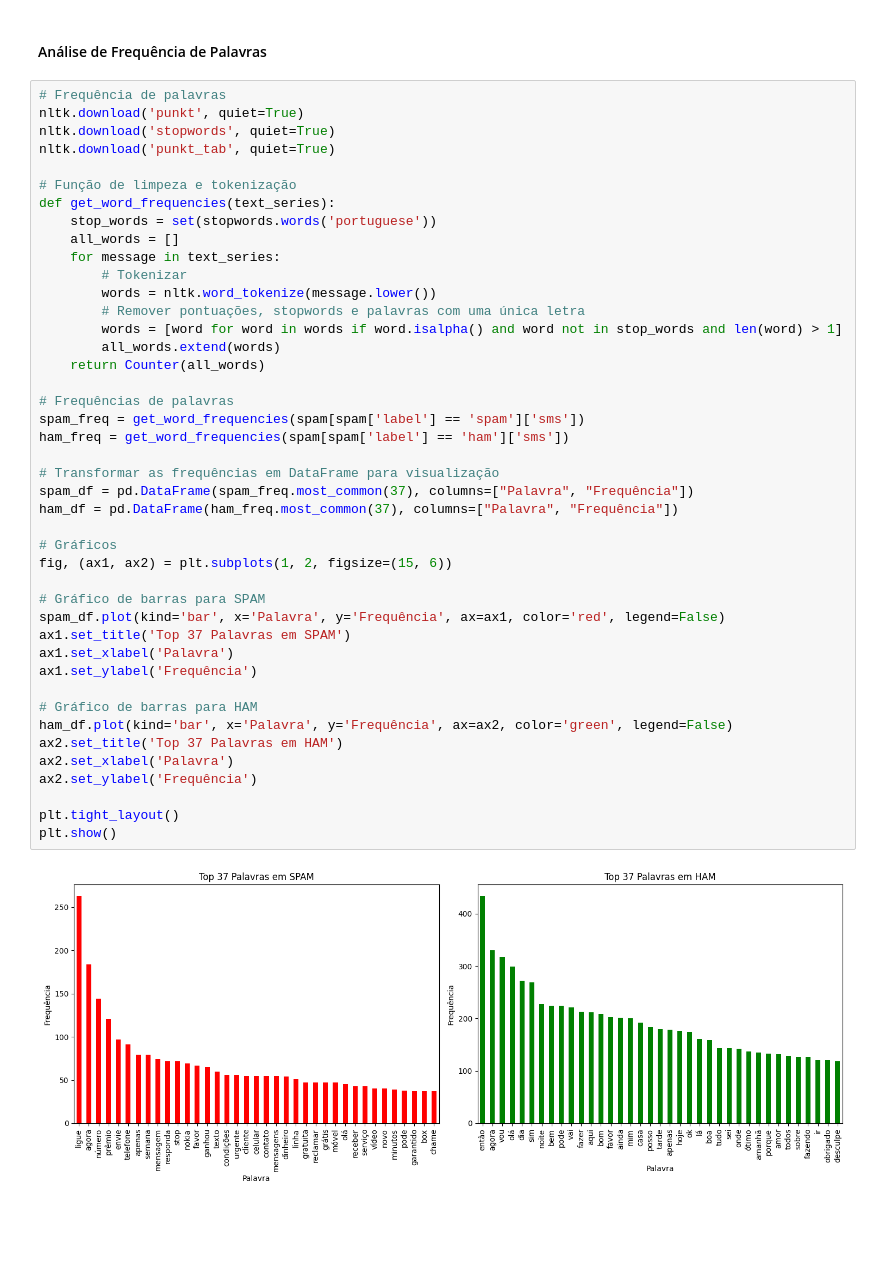
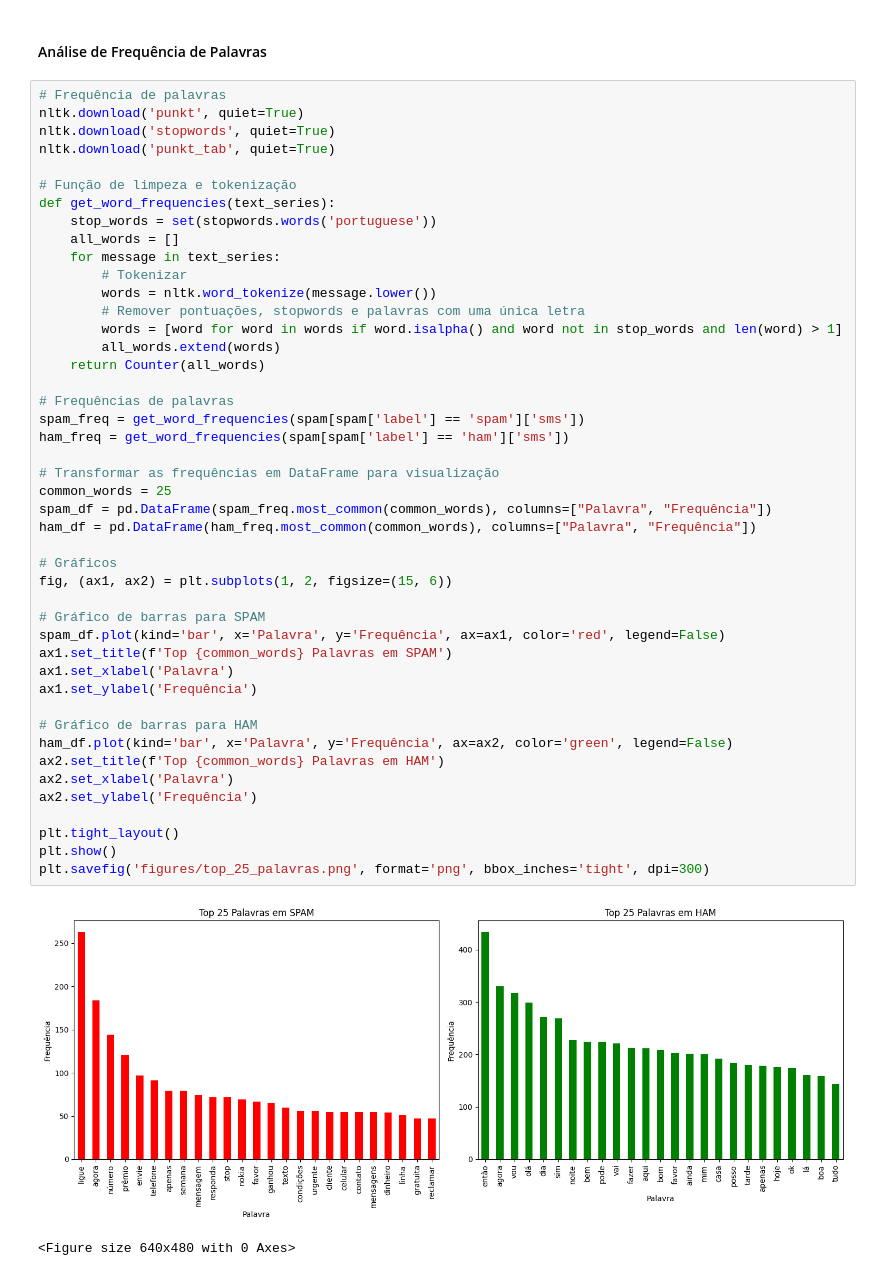
Before and after one commit to thyarles/unb-pca-spamdetector, a Jupyter notebook: spam.ipynb, the cells around one changed output. Saved outputs shown, nothing was run; the diff lists cells and outputs as text; blank space fills up the shorter version.

```diff
--- a/spam.ipynb
+++ b/spam.ipynb
@@ -150,38 +160,41 @@ def get_word_frequencies(text_series):
     for message in text_series:
         # Tokenizar
         words = nltk.word_tokenize(message.lower())
         # Remover pontuações, stopwords e palavras com uma única letra
         words = [word for word in words if word.isalpha() and word not in stop_words and len(word) > 1]
         all_words.extend(words)
     return Counter(all_words)
 
 # Frequências de palavras
 spam_freq = get_word_frequencies(spam[spam['label'] == 'spam']['sms'])
 ham_freq = get_word_frequencies(spam[spam['label'] == 'ham']['sms'])
 
 # Transformar as frequências em DataFrame para visualização
-spam_df = pd.DataFrame(spam_freq.most_common(37), columns=["Palavra", "Frequência"])
-ham_df = pd.DataFrame(ham_freq.most_common(37), columns=["Palavra", "Frequência"])
+common_words = 25
+spam_df = pd.DataFrame(spam_freq.most_common(common_words), columns=["Palavra", "Frequência"])
+ham_df = pd.DataFrame(ham_freq.most_common(common_words), columns=["Palavra", "Frequência"])
 
 # Gráficos
 fig, (ax1, ax2) = plt.subplots(1, 2, figsize=(15, 6))
 
 # Gráfico de barras para SPAM
 spam_df.plot(kind='bar', x='Palavra', y='Frequência', ax=ax1, color='red', legend=False)
-ax1.set_title('Top 37 Palavras em SPAM')
+ax1.set_title(f'Top {common_words} Palavras em SPAM')
 ax1.set_xlabel('Palavra')
 ax1.set_ylabel('Frequência')
 
 # Gráfico de barras para HAM
 ham_df.plot(kind='bar', x='Palavra', y='Frequência', ax=ax2, color='green', legend=False)
-ax2.set_title('Top 37 Palavras em HAM')
+ax2.set_title(f'Top {common_words} Palavras em HAM')
 ax2.set_xlabel('Palavra')
 ax2.set_ylabel('Frequência')
 
 plt.tight_layout()
 plt.show()
+plt.savefig('figures/top_25_palavras.png', format='png', bbox_inches='tight', dpi=300)
 # %% [output]
-[figure, old version]
+[figure, new version]
+<Figure size 640x480 with 0 Axes>
 # %% [markdown]
 ### Resultado da análise
 
```
Also changed, not shown: parts of 2 cells of this notebook, 3 other files.
